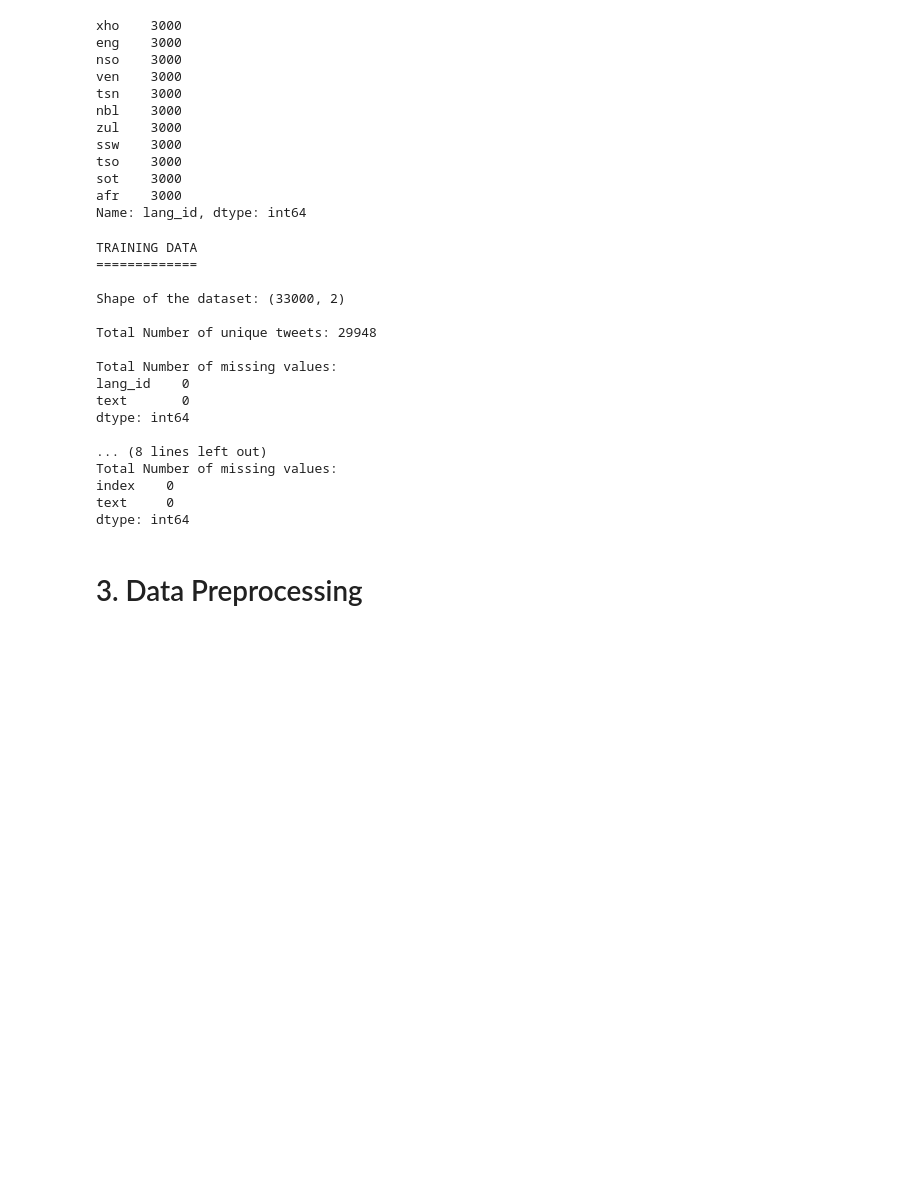
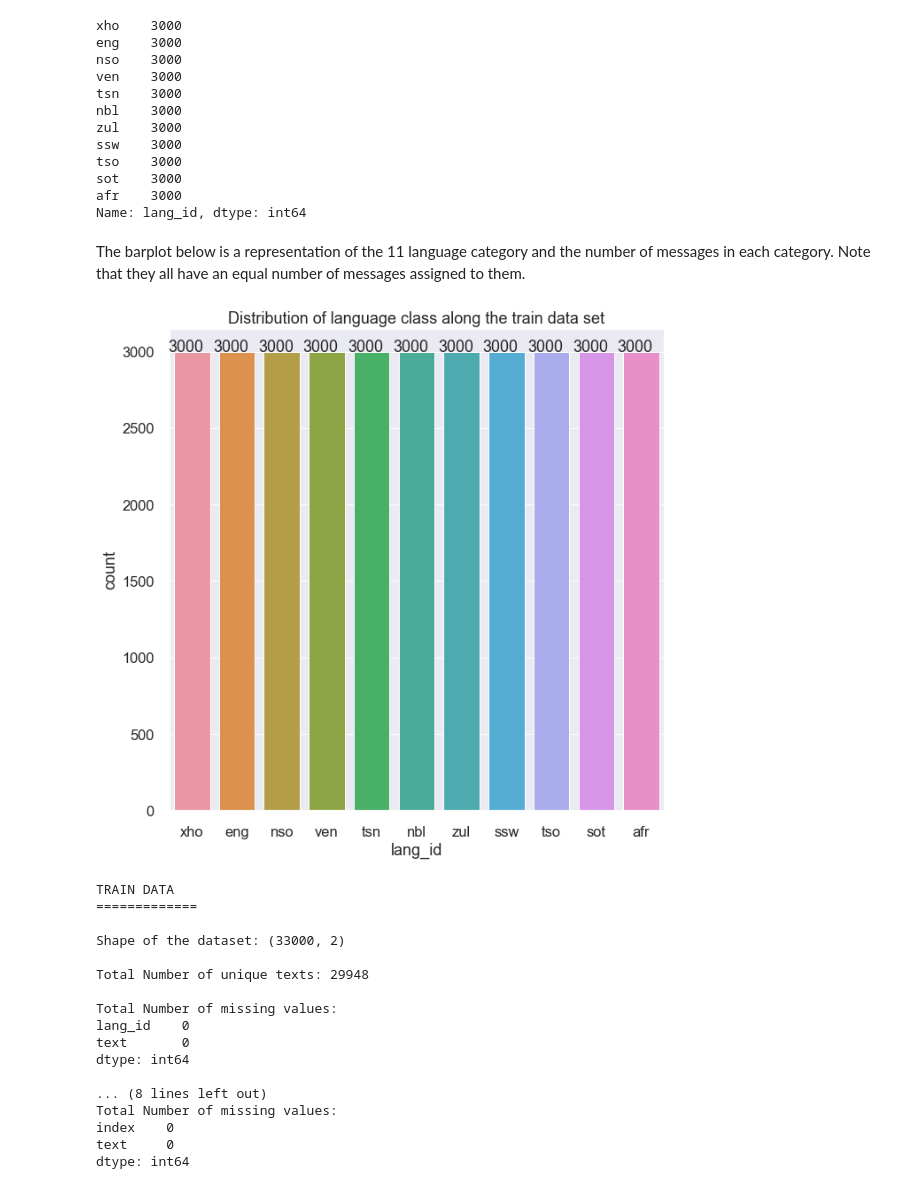
Before and after one commit to okonp07/South-African-Languages-Hackathon, a Jupyter notebook: Explore Kaggle Hackathon.ipynb, the cells around one changed output. Cells and saved outputs as stored; diff of their text form; code cells hidden in the pictures; blank space fills up the shorter version.

```diff
--- a/Explore Kaggle Hackathon.ipynb
+++ b/Explore Kaggle Hackathon.ipynb
@@ -121,25 +301,39 @@ tso    3000
 sot    3000
 afr    3000
 Name: lang_id, dtype: int64
+# %% [markdown]
+The barplot below is a representation of the 11 language category and the number of messages in each category. Note that they all have an equal number of messages assigned to them.
+# %%
+sns.set(font_scale=1.5)
+fig, ax1 = plt.subplots(figsize=(10,10))
+graph = sns.countplot(ax=ax1,x='lang_id', data=train)
+graph.set_xticklabels(graph.get_xticklabels())
+for p in graph.patches:
+    height = p.get_height()
+    graph.text(p.get_x()+p.get_width()/3., height + 0.1,height ,ha="center")
+    plt.title('Distribution of language class along the train data set')
+# %% [output]
+[figure, added]
 # %%
-# Taking general overview at both datasets
-print('TRAINING DATA')
-print('============='+('\n'))
-print('Shape of the dataset: {}\n'.format(train.shape))
-print('Total Number of unique tweets: {}\n'.format(len(set(train['text']))))
-print('Total Number of missing values:\n{}\n\n'.format(train.isnull().sum()))
-print('TEST DATA')
-print('========='+('\n'))
-print('Shape of the dataset: {}\n'.format(test.shape))
-print('Total Number of unique tweets: {}\n'.format(len(set(test['text']))))
-print('Total Number of missing values:\n{}\n' .format(test.isnull().sum()))
+# Taking general overview of both datasets
+print("TRAIN DATA")
+print("=============" + ("\n"))
+print("Shape of the dataset: {}\n".format(train.shape))
+print("Total Number of unique texts: {}\n".format(len(set(train["text"]))))
+print("Total Number of missing values:\n{}\n\n".format(train.isnull().sum()))
+
+print("TEST DATA")
+print("=========" + ("\n"))
+print("Shape of the dataset: {}\n".format(test.shape))
+print("Total Number of unique texts: {}\n".format(len(set(test["text"]))))
+print("Total Number of missing values:\n{}\n".format(test.isnull().sum()))
 # %% [output]
-TRAINING DATA
+TRAIN DATA
 =============
 
 Shape of the dataset: (33000, 2)
 
-Total Number of unique tweets: 29948
+Total Number of unique texts: 29948
 
 Total Number of missing values:
 lang_id    0
@@ -151,5 +345,3 @@ Total Number of missing values:
 index    0
 text     0
 dtype: int64
-# %% [markdown]
-# 3. Data Preprocessing
```
Also changed, not shown: parts of 82 cells of this notebook.
